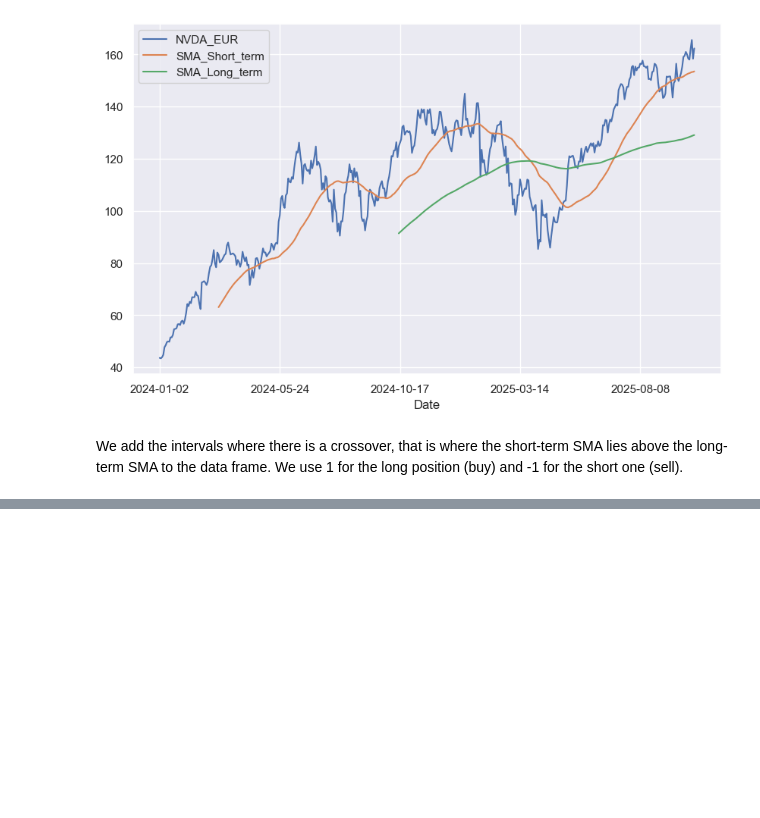
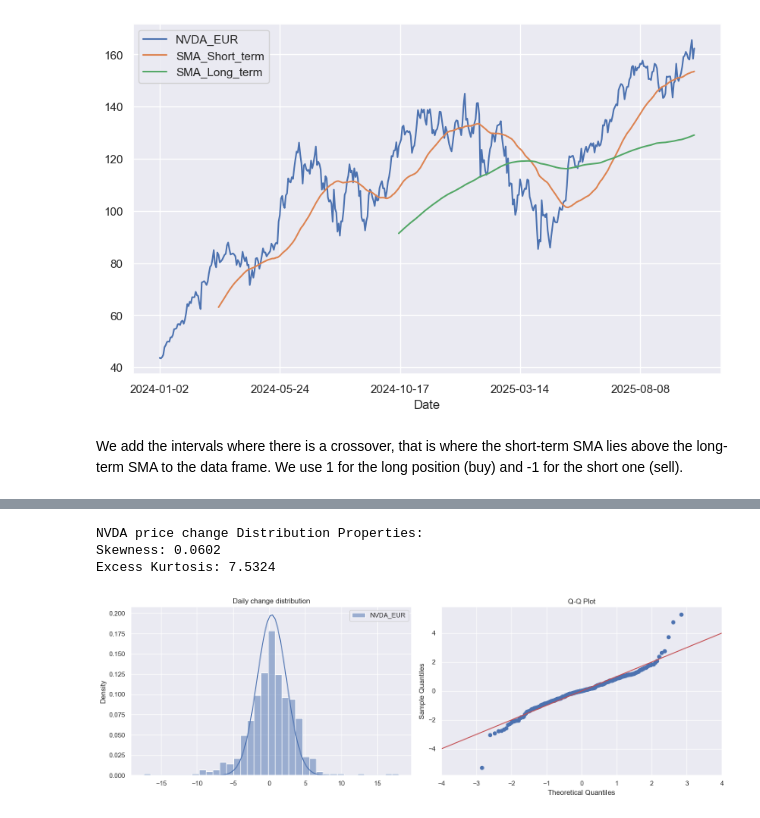
Before and after one commit to luigiselmi/finstat, a Jupyter notebook: experiments/experimental_portfolio.ipynb, the cells around one changed output, grey strips where cells are left out. Drawn from its saved outputs; the diff is of its cells as text; code cells hidden in the pictures; blank space fills up the shorter version.

```diff
--- a/experiments/experimental_portfolio.ipynb
+++ b/experiments/experimental_portfolio.ipynb
@@ -197,0 +223,30 @@ Text(0.5, 1.0, 'NVDA crossover trading strategy')
+# %%
+from scipy.stats import norm, skew, kurtosis
+import statsmodels.api as sm
+def analyze_distribution(returns, asset_name):
+    print(f"{asset_name} Distribution Properties:")
+    print(f"Skewness: {skew(returns).item():.4f}")  # Fixed line
+    print(f"Excess Kurtosis: {kurtosis(returns, fisher=False).item():.4f}")
+
+    fig, ax = plt.subplots(1,2, figsize=(15,5))
+
+    # Histogram with normal fit
+    sns.histplot(returns, kde=False, ax=ax[0], stat='density')
+    x = np.linspace(returns.min(), returns.max(), 100)
+    ax[0].plot(x, norm.pdf(x, returns.mean(), 0.6*returns.std()))
+    ax[0].set_title('Daily change distribution')
+
+    # Q-Q Plot
+    sm.graphics.qqplot(returns.squeeze(), line='45', fit=True, ax=ax[1])
+    ax[1].set_xlim(-4, 4)
+    ax[1].set_title('Q-Q Plot')
+
+    plt.tight_layout()
+    plt.show()
+# %%
+analyze_distribution(nvda_price_change, 'NVDA price change')
+# %% [output]
+NVDA price change Distribution Properties:
+Skewness: 0.0602
+Excess Kurtosis: 7.5324
+[figure, added]
```
Also changed, not shown: parts of 11 cells of this notebook.
